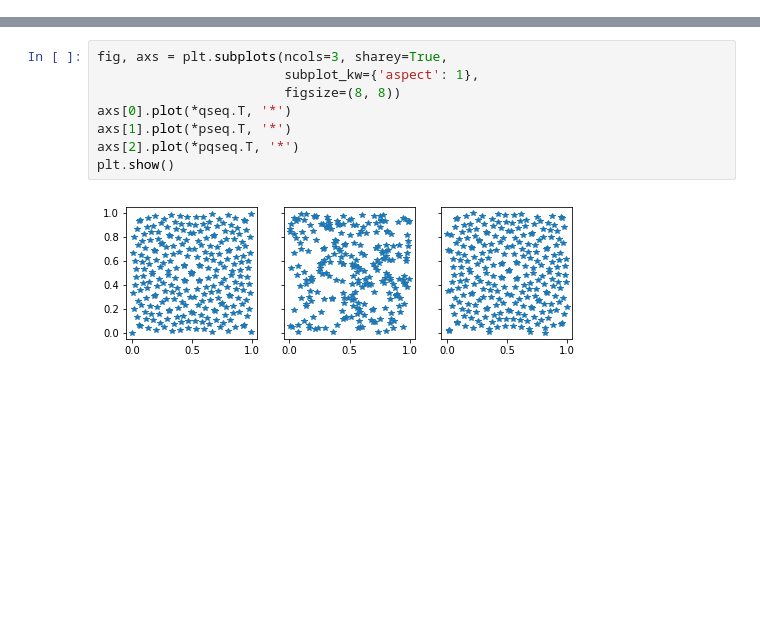
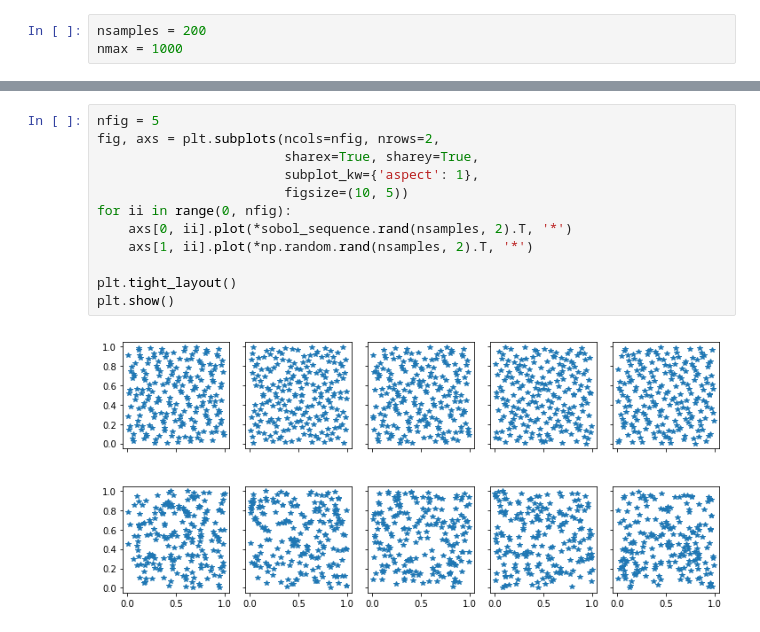
Before and after one commit to flokno/python_recipes, a Jupyter notebook: mathematics/sobol/SALib.ipynb, the cells around one changed output, grey strips where cells are left out. Drawn from its saved outputs; the diff is of its cells as text; blank space fills up the shorter version.

Commit message:
sobol.rand hinzu

```diff
--- a/mathematics/sobol/SALib.ipynb
+++ b/mathematics/sobol/SALib.ipynb
@@ -9 +7,4 @@ nsamples = 250
+# %%
+nsamples = 200
+nmax = 1000
 # %%
@@ -24,10 +63,14 @@ pqseq = (qseq + np.random.rand(1)) % 1
 # %%
-fig, axs = plt.subplots(ncols=3, sharey=True,
+nfig = 5
+fig, axs = plt.subplots(ncols=nfig, nrows=2,
+                        sharex=True, sharey=True,
                         subplot_kw={'aspect': 1},
-                        figsize=(8, 8))
-axs[0].plot(*qseq.T, '*')
-axs[1].plot(*pseq.T, '*')
-axs[2].plot(*pqseq.T, '*')
+                        figsize=(10, 5))
+for ii in range(0, nfig):
+    axs[0, ii].plot(*sobol_sequence.rand(nsamples, 2).T, '*')
+    axs[1, ii].plot(*np.random.rand(nsamples, 2).T, '*')
+
+plt.tight_layout()
 plt.show()
 # %% [output]
-[figure, old version]
+[figure, new version]
```
Also changed, not shown: parts of 9 cells of this notebook, 1 other file.
